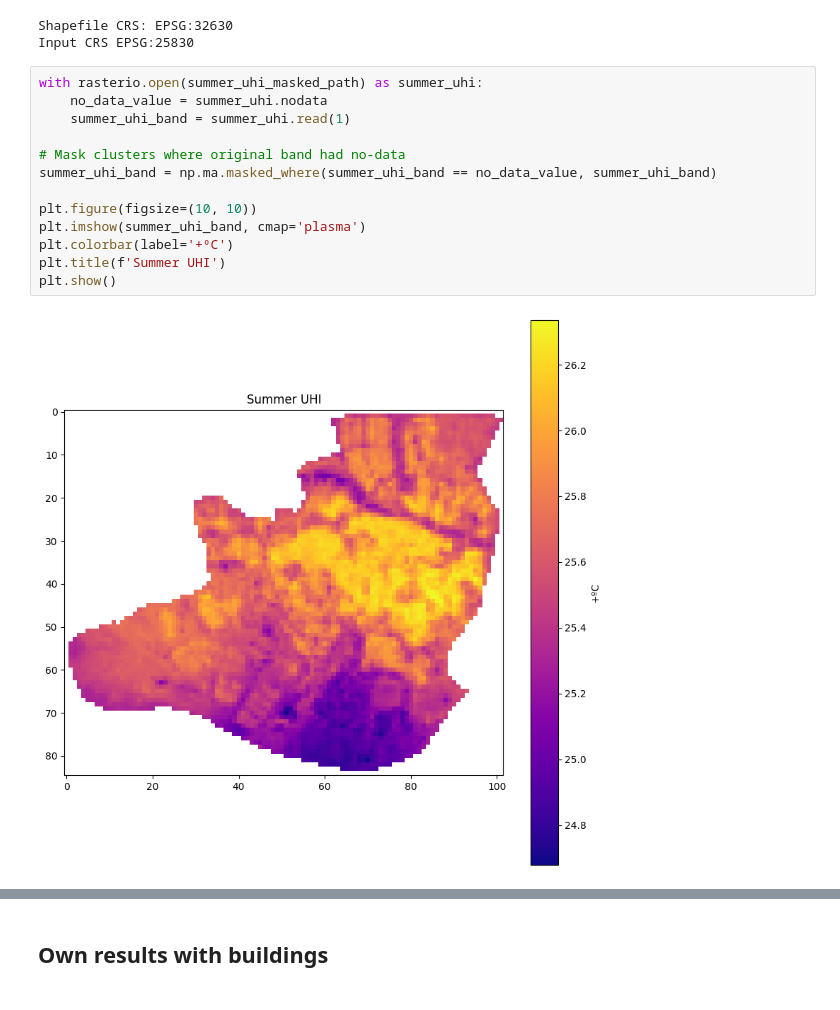
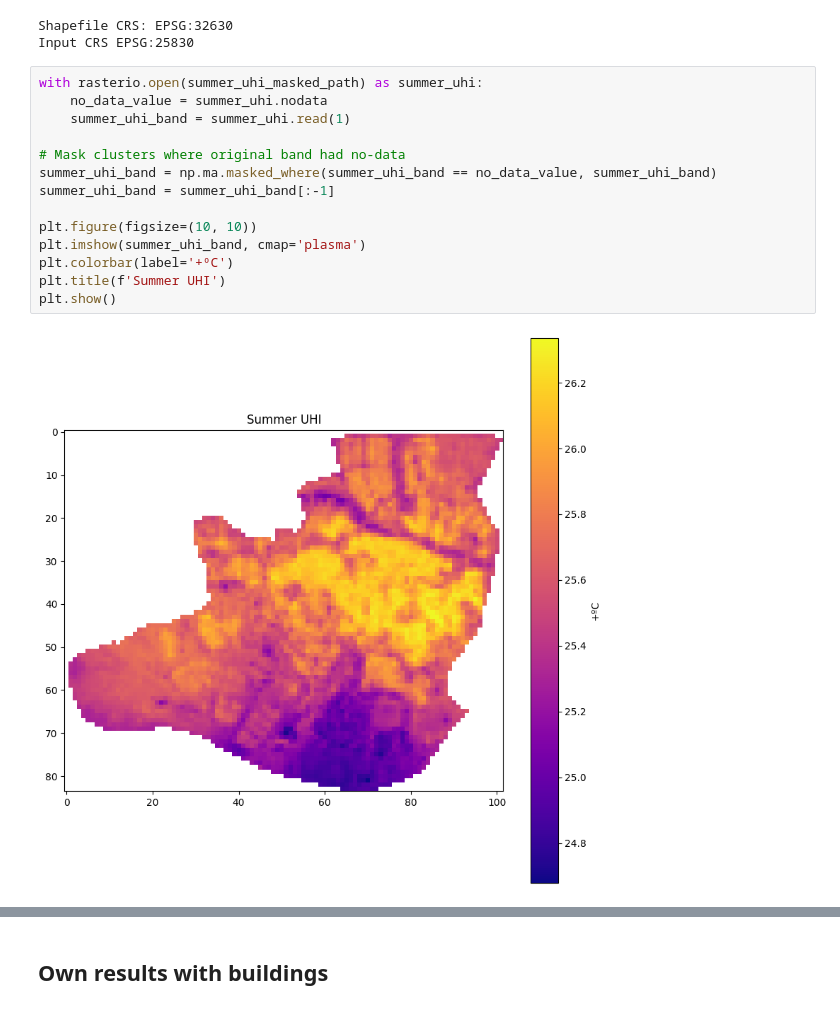
Before and after one commit to ayubero/uhi, a Jupyter notebook: scripts/compare_uhis.ipynb, the cells around one changed output, grey strips where cells are left out. Drawn from its saved outputs; the diff is of its cells as text.

```diff
--- a/scripts/compare_uhis.ipynb
+++ b/scripts/compare_uhis.ipynb
@@ -28,15 +66,16 @@ Input CRS EPSG:25830
 # %%
 with rasterio.open(summer_uhi_masked_path) as summer_uhi:
     no_data_value = summer_uhi.nodata
     summer_uhi_band = summer_uhi.read(1)
 
 # Mask clusters where original band had no-data
 summer_uhi_band = np.ma.masked_where(summer_uhi_band == no_data_value, summer_uhi_band)
+summer_uhi_band = summer_uhi_band[:-1]
 
 plt.figure(figsize=(10, 10))
 plt.imshow(summer_uhi_band, cmap='plasma')
 plt.colorbar(label='+ºC')
 plt.title(f'Summer UHI')
 plt.show()
 # %% [output]
-[figure, old version]
+[figure, new version]
```
Also changed, not shown: parts of 17 cells of this notebook.
